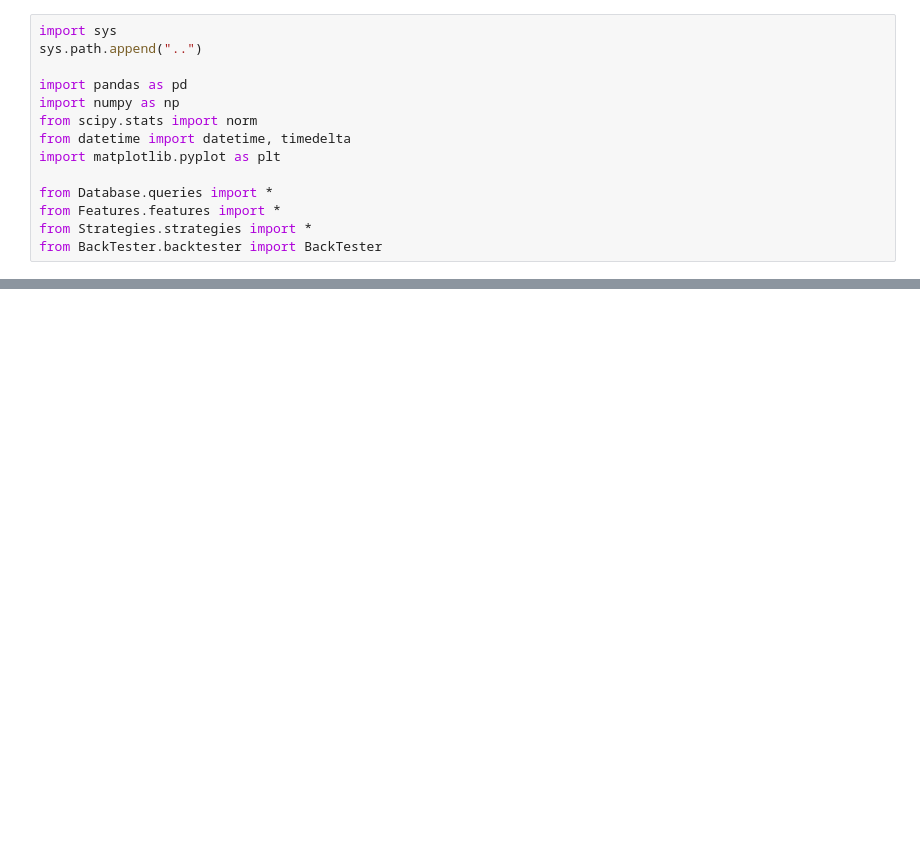
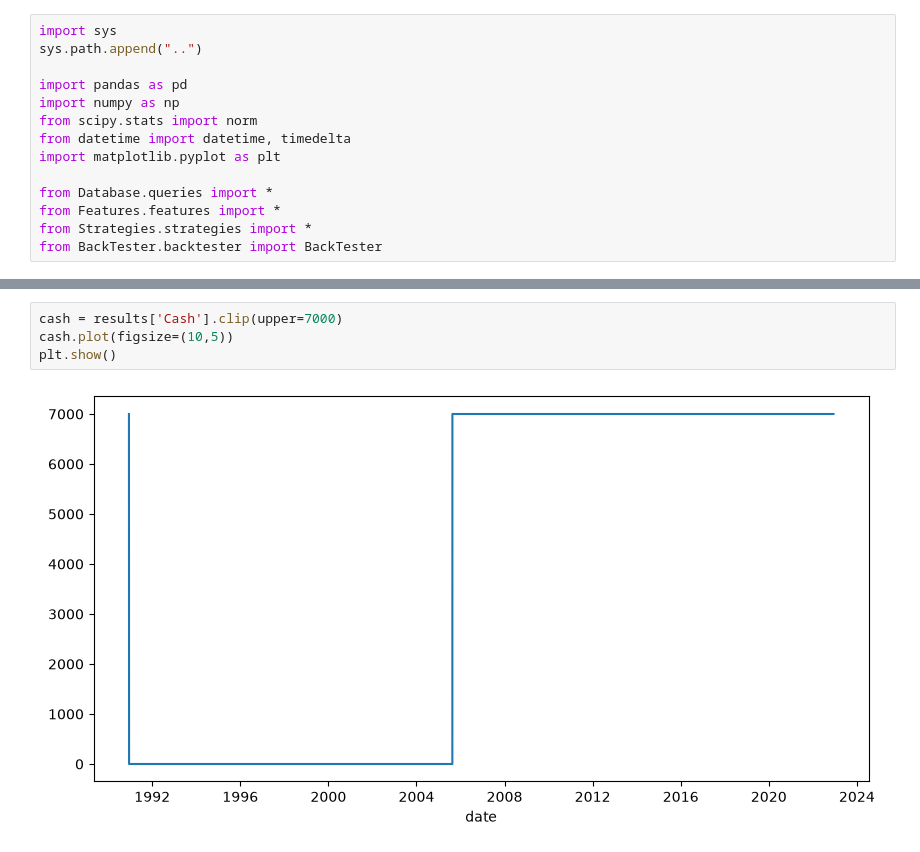
Before and after one commit to FelipeBuzato/AlphaLab, a Jupyter notebook: notebooks/Research.ipynb, the cells around one changed output, grey strips where cells are left out. Saved outputs shown, nothing was run; the diff lists cells and outputs as text; blank space fills up the shorter version.

```diff
--- a/notebooks/Research.ipynb
+++ b/notebooks/Research.ipynb
@@ -145,0 +146,6 @@ results['Orders']
+# %%
+cash = results['Cash'].clip(upper=7000)
+cash.plot(figsize=(10,5))
+plt.show()
+# %% [output]
+[figure, added]
```
Also changed, not shown: parts of 10 cells of this notebook, 6 other files.
